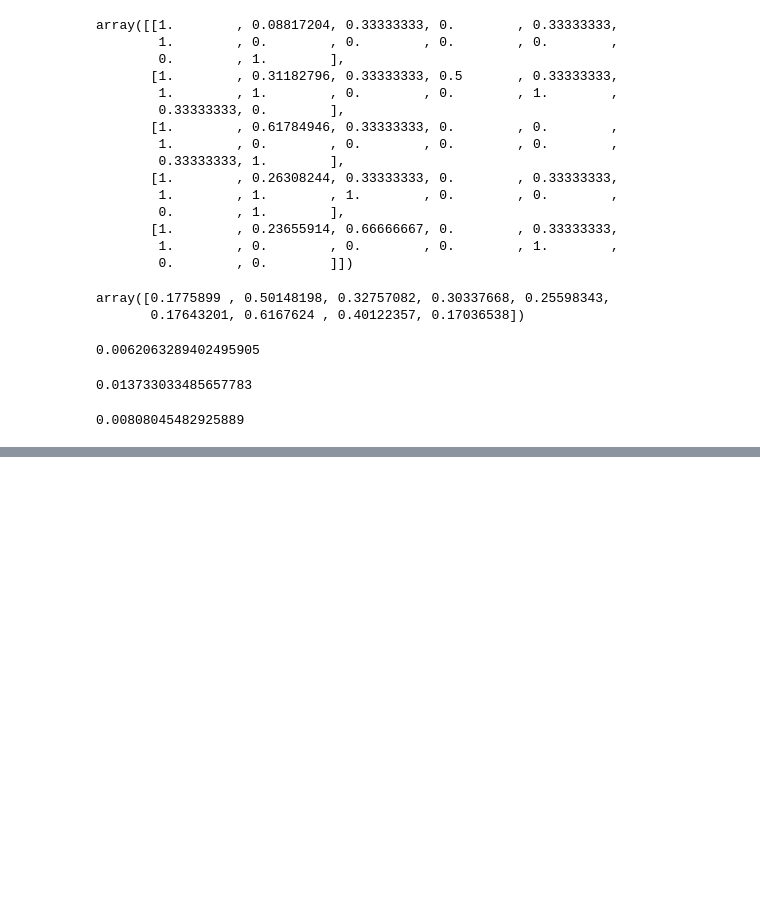
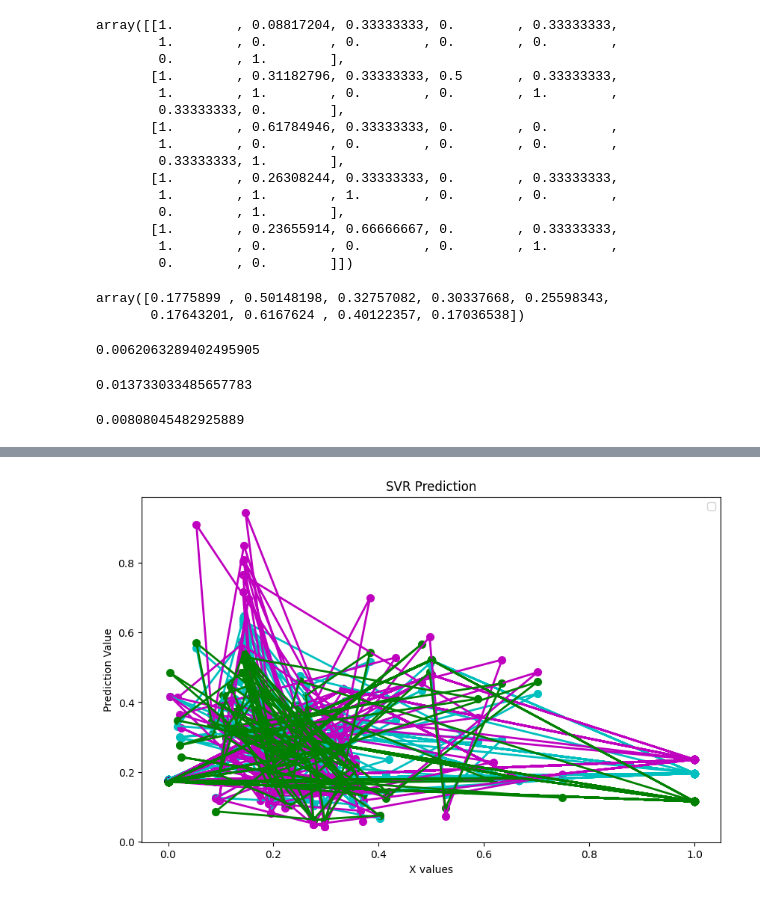
Before and after one commit to ismachy/Introduction-to-ML, a Jupyter notebook: HW4_Q2_1.ipynb, the cells around one changed output, grey strips where cells are left out. Cells and saved outputs as stored; diff of their text form; code cells hidden in the pictures; blank space fills up the shorter version.

```diff
--- a/HW4_Q2_1.ipynb
+++ b/HW4_Q2_1.ipynb
@@ -344,5 +349,5 @@ from sklearn.svm import SVR
 
 svr_lin = SVR(kernel='linear', C=1e3)
 svr_lin.fit(X, y)
-y_pred = svr_lin.predict(X_test)
+y_pred_lin = svr_lin.predict(X_test)
 # %%
@@ -360,5 +365,5 @@ loss
 # %%
 svr_rbf = SVR(kernel='rbf', C=1e3, gamma=0.1)
 svr_rbf.fit(X, y)
-y_pred = svr_rbf.predict(X_test)
+y_pred_rbf = svr_rbf.predict(X_test)
 # %%
@@ -371,5 +376,5 @@ loss
 # %%
 svr_poly = SVR(kernel='poly', C=1e3, degree=2)
 svr_poly.fit(X, y)
-y_pred = svr_poly.predict(X_test)
+y_pred_poly = svr_poly.predict(X_test)
 # %%
@@ -379,3 +384,38 @@ loss = 1 / (2 * m_test) * np.sum(sqrErrors)
 loss
 # %% [output]
 0.00808045482925889
+# %%
+import matplotlib.pyplot as plt
+import numpy as np
+from scipy.interpolate import interp1d
+
+plt.figure(figsize=(10, 6))
+
+# Interpolate the prediction arrays to match the length of X_test
+x_pred = np.linspace(X_test.min(), X_test.max(), len(y_pred_lin))
+f_lin = interp1d(x_pred, y_pred_lin, kind='cubic')
+f_rbf = interp1d(x_pred, y_pred_rbf, kind='cubic')
+f_poly = interp1d(x_pred, y_pred_poly, kind='cubic')
+
+# Use the interpolated values for plotting
+y_pred_lin_smoothed = f_lin(X_test)
+y_pred_rbf_smoothed = f_rbf(X_test)
+y_pred_poly_smoothed = f_poly(X_test)
+
+
+# Plot the smoothed lines
+plt.scatter(X_test, y_pred_lin_smoothed, color='c', lw=2)
+plt.scatter(X_test, y_pred_rbf_smoothed, color='m', lw=2)
+plt.scatter(X_test, y_pred_poly_smoothed, color='g', lw=2)
+
+# Plot the smoothed lines
+plt.plot(X_test, y_pred_lin_smoothed, color='c', lw=2)
+plt.plot(X_test, y_pred_rbf_smoothed, color='m', lw=2)
+plt.plot(X_test, y_pred_poly_smoothed, color='g', lw=2)
+
+plt.xlabel('X values')
+plt.ylabel('Prediction Value')
+plt.title('SVR Prediction')
+plt.legend()
+plt.show()
+# %% [output]
@@ -381,0 +423 @@ loss
+[figure, added]
```
Also changed, not shown: parts of 6 cells of this notebook.
